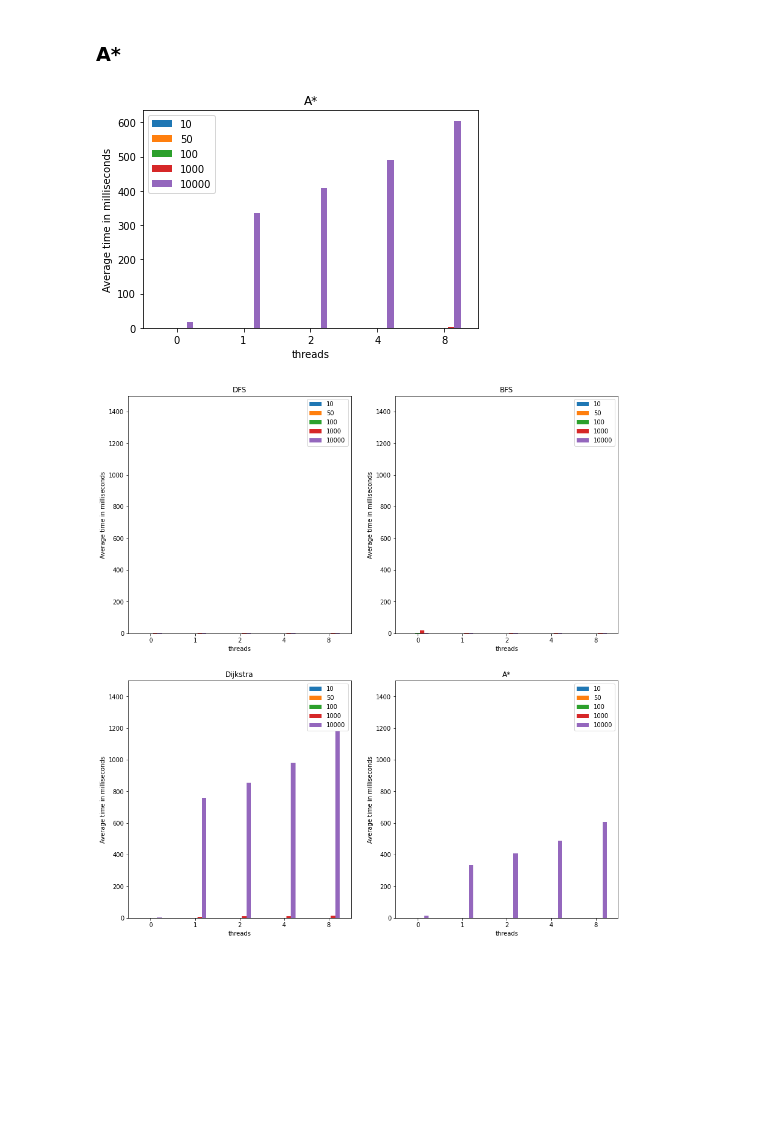
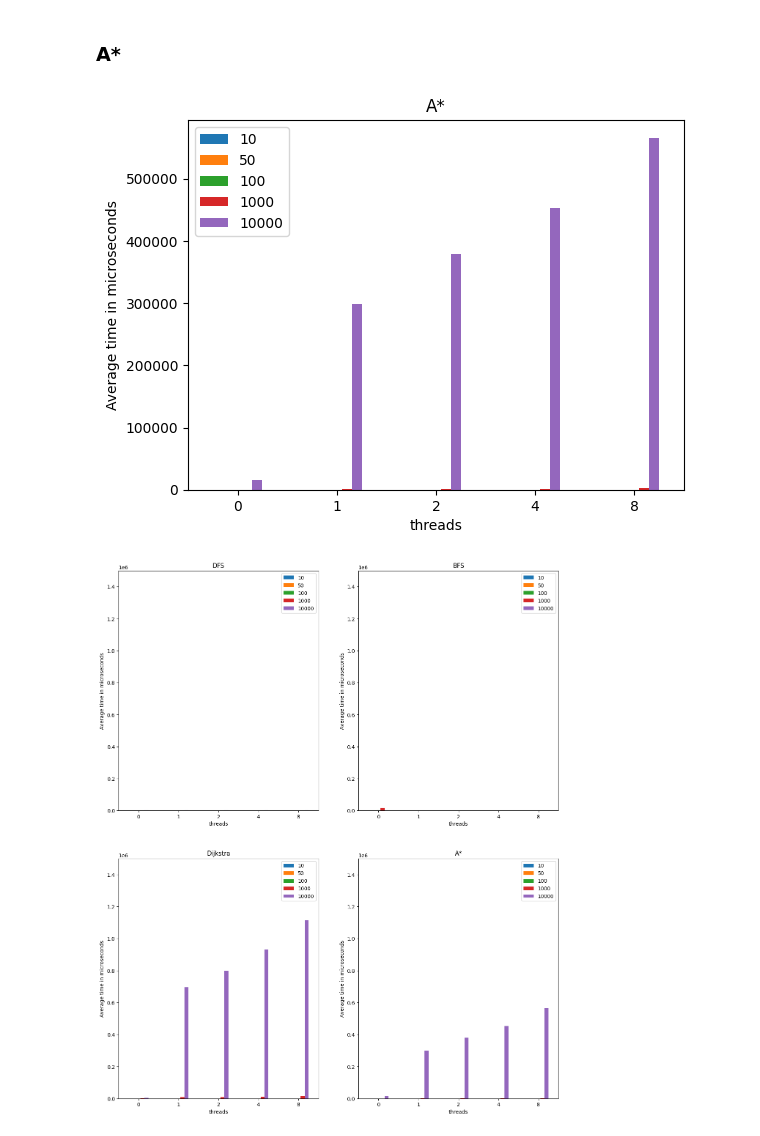
Before and after one commit to Parra-Parallel-Project/parallel-research-project, a Jupyter notebook: analysis_script.ipynb, the cells around one changed output. Saved outputs shown, nothing was run; the diff lists cells and outputs as text; code cells hidden in the pictures; blank space fills up the shorter version.

```diff
--- a/analysis_script.ipynb
+++ b/analysis_script.ipynb
@@ -155,21 +167,21 @@ plt.show()
 ### A*
 # %%
 ax = a_star_data.plot(x='threads', y=x_tick_labels, kind="bar", rot=0)
-ax.set_ylabel('Average time in milliseconds')
+ax.set_ylabel('Average time in microseconds')
 # ax.set_ylim(0, 100)
 ax.set_title('A*')
 
 plt.show()
 # %% [output]
-[figure, old version]
+[figure, new version]
 # %%
-max = 1500
+max = 1500000
 fig, axs = plt.subplots(2, 2)
 
-axs[0,0].set_ylabel('Average time in milliseconds')
-axs[0,1].set_ylabel('Average time in milliseconds')
-axs[1,0].set_ylabel('Average time in milliseconds')
-axs[1,1].set_ylabel('Average time in milliseconds')
+axs[0,0].set_ylabel('Average time in microseconds')
+axs[0,1].set_ylabel('Average time in microseconds')
+axs[1,0].set_ylabel('Average time in microseconds')
+axs[1,1].set_ylabel('Average time in microseconds')
 
 axs[0,0].set_ylim(0, max)
 axs[0,1].set_ylim(0, max)
@@ -189,4 +201,4 @@ a_star_data.plot(ax = axs[1,1], x='threads', y=x_tick_labels, kind="bar", rot=0)
 
 plt.subplots_adjust(bottom=1, right=2, top=4)
 # %% [output]
-[figure, old version]
+[figure, new version]
```
Also changed, not shown: parts of 7 cells of this notebook, 2 other files.
